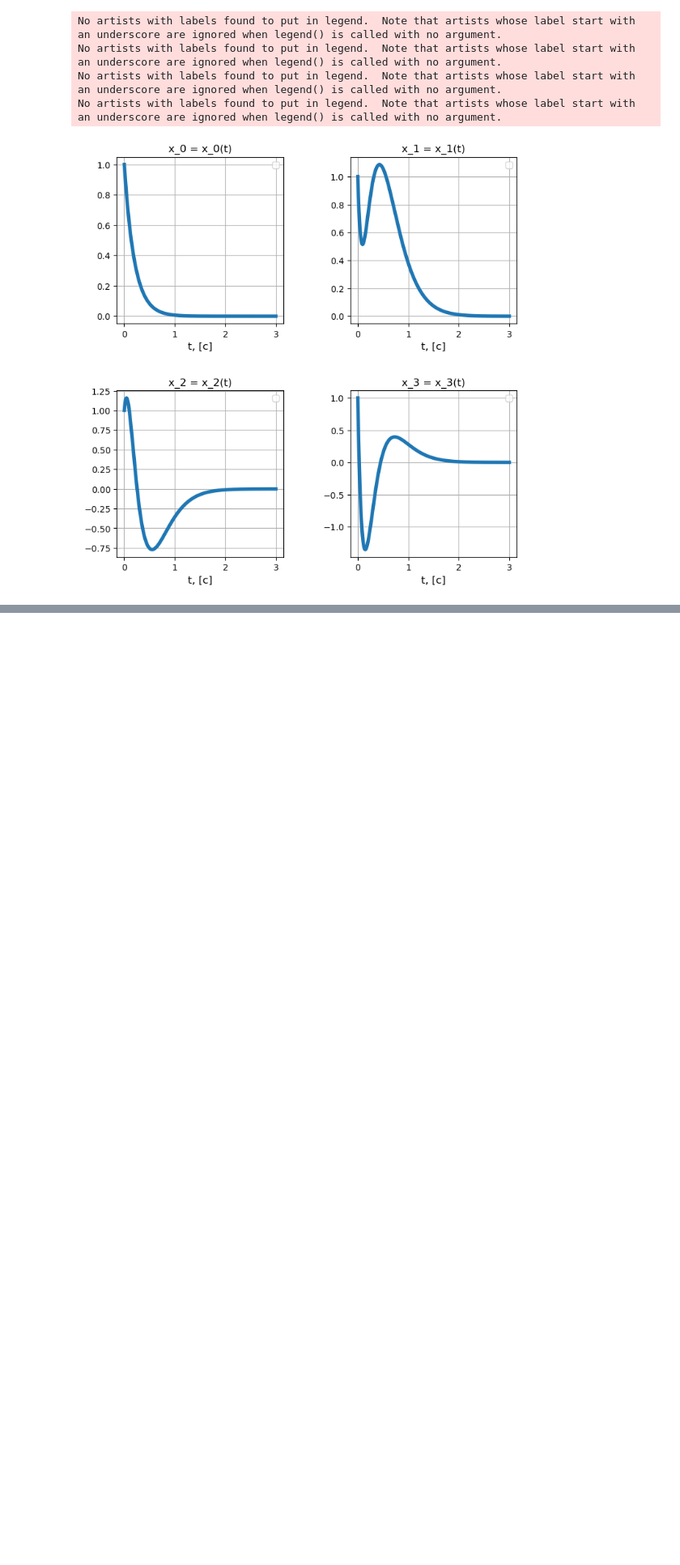
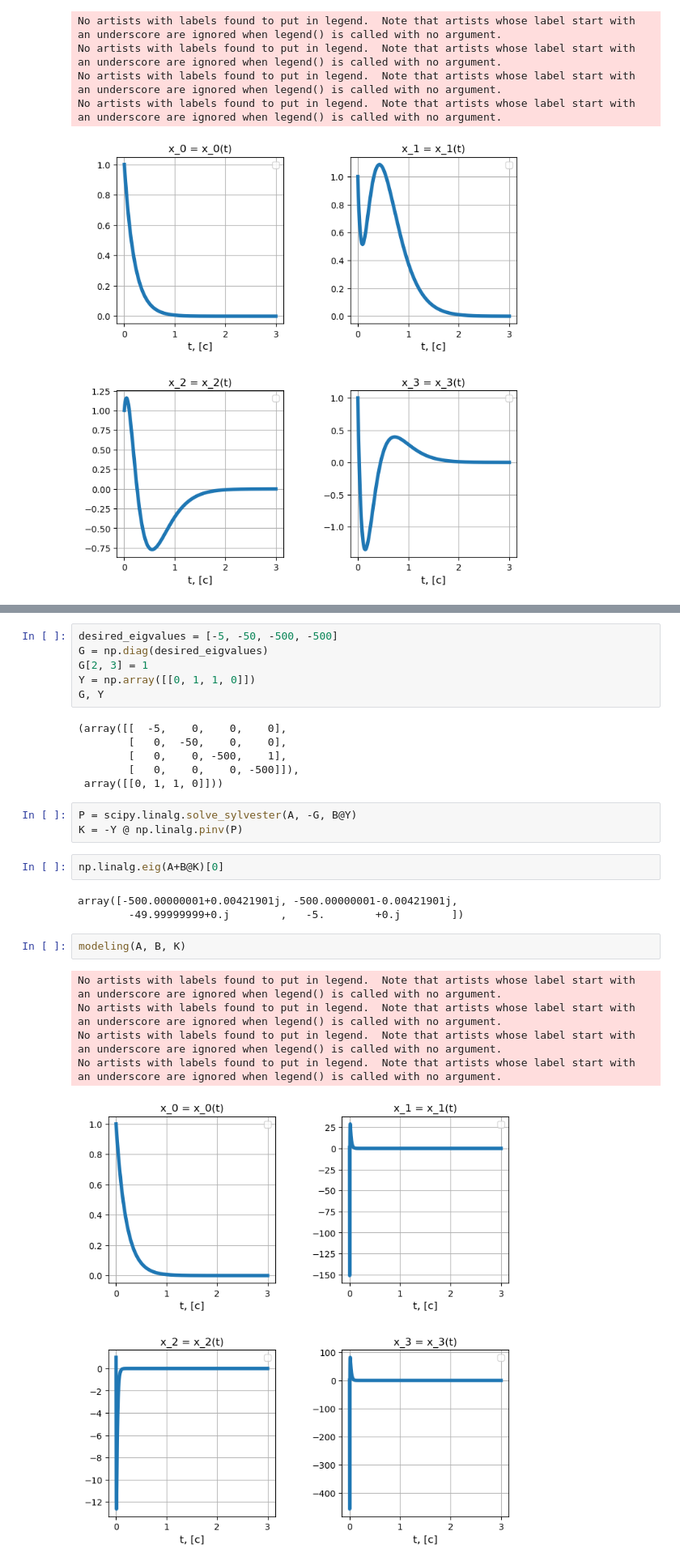
Before and after one commit to StriderOne/control-theory-labs, a Jupyter notebook: lab8/lab8.ipynb, the cells around one changed output, grey strips where cells are left out. Shown at 81% size. Cells and saved outputs as stored; diff of their text form; blank space fills up the shorter version.

```diff
--- a/lab8/lab8.ipynb
+++ b/lab8/lab8.ipynb
@@ -161,0 +105,28 @@ No artists with labels found to put in legend.  Note that artists whose label st
+# %%
+desired_eigvalues = [-5, -50, -500, -500]
+G = np.diag(desired_eigvalues)
+G[2, 3] = 1
+Y = np.array([[0, 1, 1, 0]])
+G, Y
+# %% [output]
+(array([[  -5,    0,    0,    0],
+        [   0,  -50,    0,    0],
+        [   0,    0, -500,    1],
+        [   0,    0,    0, -500]]),
+ array([[0, 1, 1, 0]]))
+# %%
+P = scipy.linalg.solve_sylvester(A, -G, B@Y)
+K = -Y @ np.linalg.pinv(P)
+# %%
+np.linalg.eig(A+B@K)[0]
+# %% [output]
+array([-500.00000001+0.00421901j, -500.00000001-0.00421901j,
+        -49.99999999+0.j        ,   -5.        +0.j        ])
+# %%
+modeling(A, B, K)
+# %% [output]
+No artists with labels found to put in legend.  Note that artists whose label start with an underscore are ignored when legend() is called with no argument.
+No artists with labels found to put in legend.  Note that artists whose label start with an underscore are ignored when legend() is called with no argument.
+No artists with labels found to put in legend.  Note that artists whose label start with an underscore are ignored when legend() is called with no argument.
+No artists with labels found to put in legend.  Note that artists whose label start with an underscore are ignored when legend() is called with no argument.
+[figure, added]
```
Also changed, not shown: parts of 19 cells of this notebook, 3 other files.
